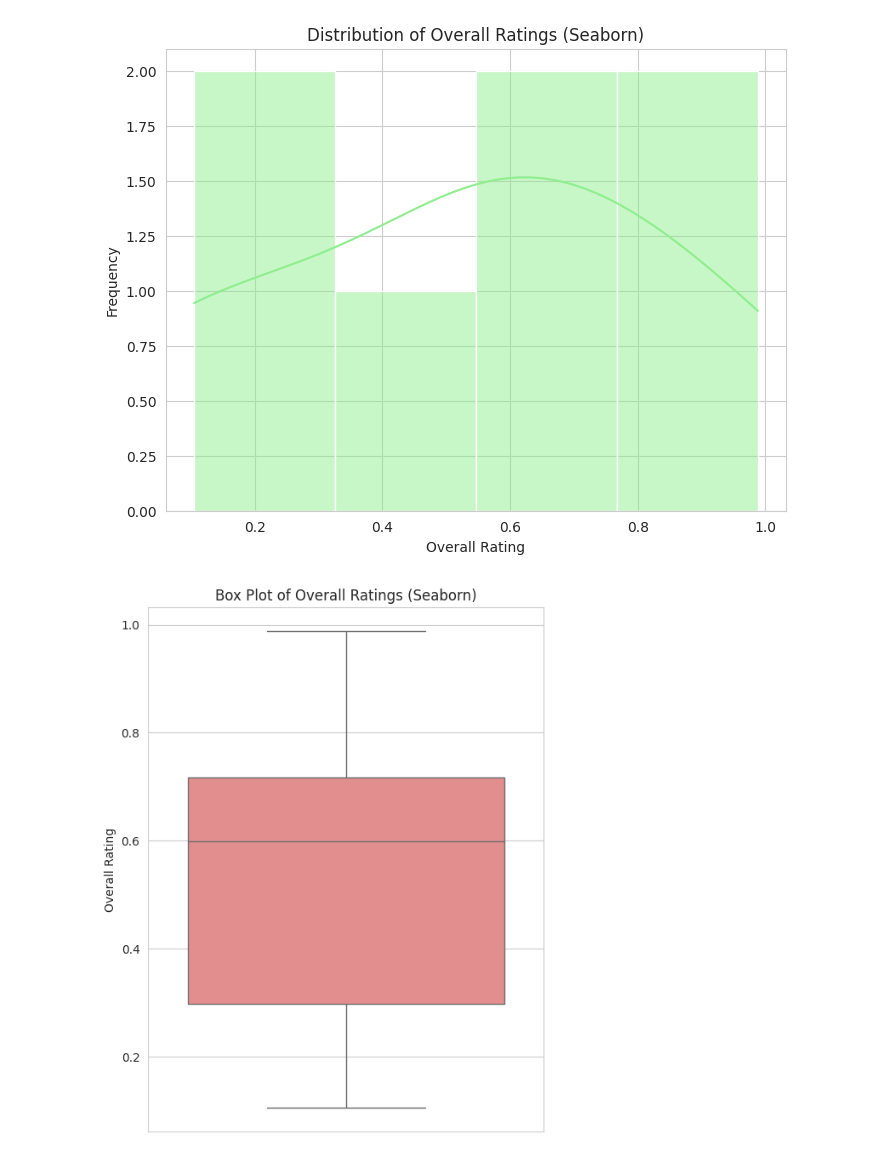
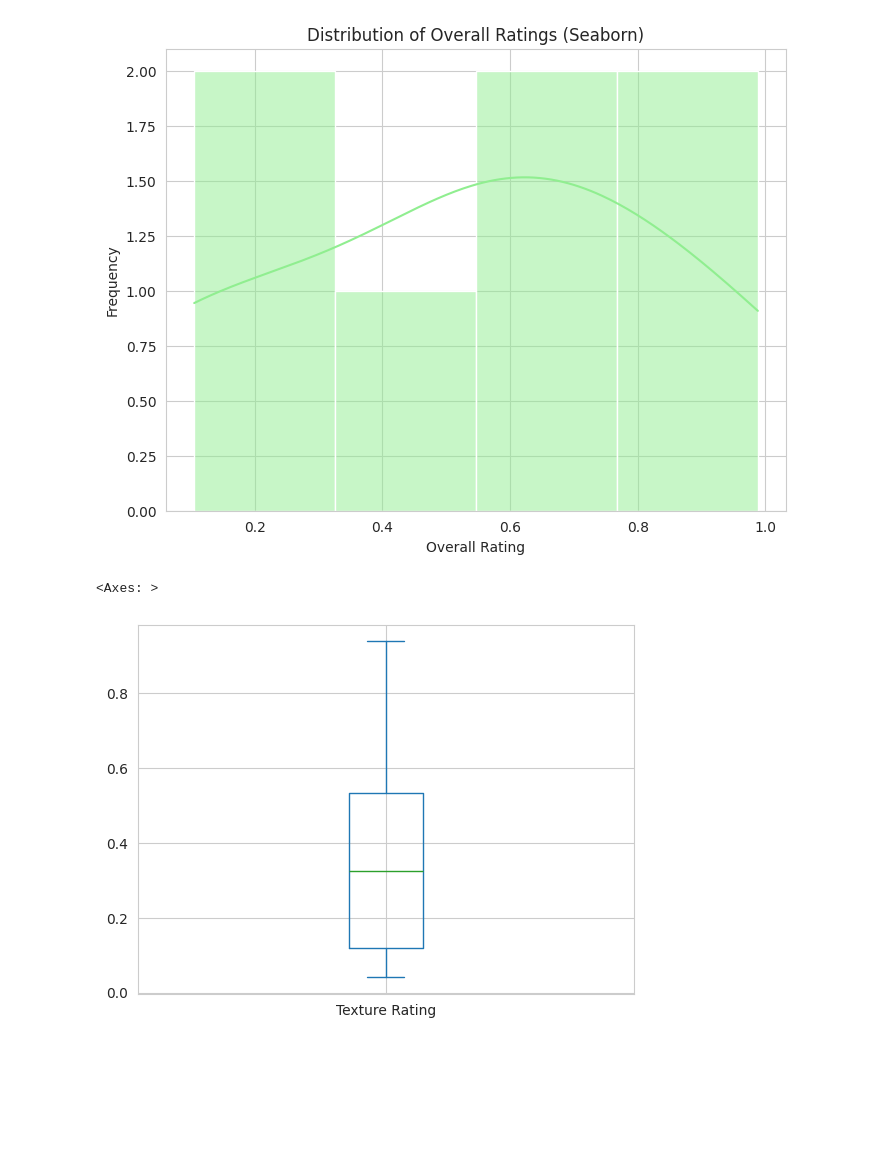
Before and after one commit to sulav063/Machine_Learning_Workshop, a Jupyter notebook: Visualization.ipynb, the cells around one changed output. Drawn from its saved outputs; the diff is of its cells as text; code cells hidden in the pictures; blank space fills up the shorter version.

Commit message:
edited in charts

```diff
--- a/Visualization.ipynb
+++ b/Visualization.ipynb
@@ -139,14 +139,11 @@ plt.ylabel('Frequency')
 plt.show()
 # %% [output]
 [figure]
-# %%
-# box plot
-plt.figure(figsize=(6, 8))
-sns.boxplot(y=df['Overall Rating'], color="lightcoral")
-plt.title('Box Plot of Overall Ratings (Seaborn)')
-plt.ylabel('Overall Rating')
-plt.show()
-# %% [output]
-[figure, removed]
+# %%
+# box plot
+df["Texture Rating"].plot.box()
+# %% [output]
+<Axes: >
+[figure, added]
 # %%
 # pie chart
```
Also changed, not shown: parts of 4 cells of this notebook.
